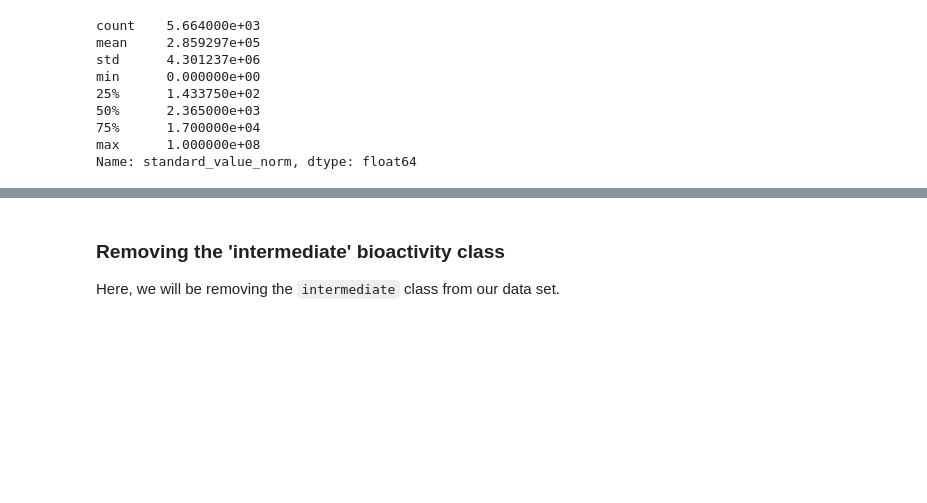
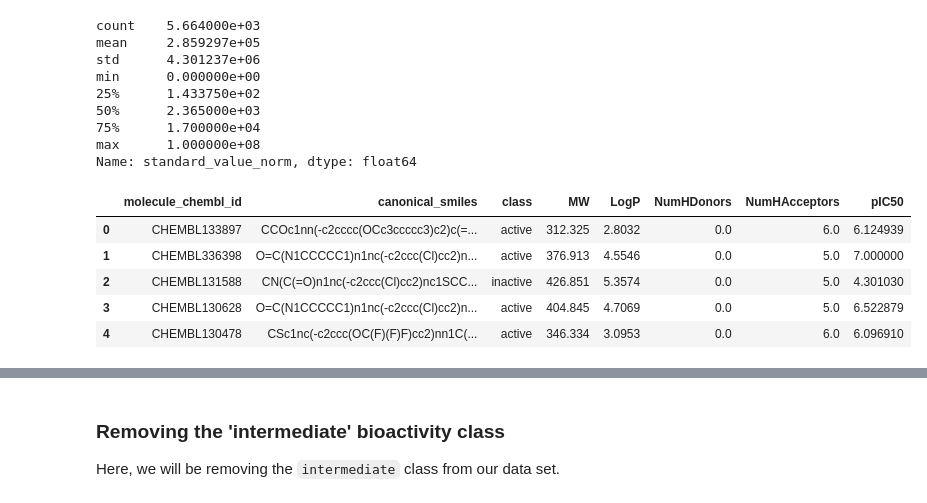
Before and after one commit to aminbenmansour/alzheimer-drug-discovery, a Jupyter notebook: notebooks/CDD_ML_Part_2_Exploratory_Data_Analysis_Acetylcholinesterase.ipynb, the cells around one changed output, grey strips where cells are left out. Drawn from its saved outputs; the diff is of its cells as text; code cells hidden in the pictures; blank space fills up the shorter version.

```diff
--- a/notebooks/CDD_ML_Part_2_Exploratory_Data_Analysis_Acetylcholinesterase.ipynb
+++ b/notebooks/CDD_ML_Part_2_Exploratory_Data_Analysis_Acetylcholinesterase.ipynb
@@ -203,3 +203,13 @@ min      0.000000e+00
 75%      1.700000e+04
 max      1.000000e+08
 Name: standard_value_norm, dtype: float64
+# %%
+df_final = pIC50(df_norm)
+df_final.head()
+# %% [output]
+|  | molecule_chembl_id | canonical_smiles | class | MW | LogP | NumHDonors | NumHAcceptors | pIC50 |
+| 0 | CHEMBL133897 | CCOc1nn(-c2cccc(OCc3ccccc3)c2)c(=... | active | 312.325 | 2.8032 | 0.0 | 6.0 | 6.124939 |
+| 1 | CHEMBL336398 | O=C(N1CCCCC1)n1nc(-c2ccc(Cl)cc2)n... | active | 376.913 | 4.5546 | 0.0 | 5.0 | 7.000000 |
+| 2 | CHEMBL131588 | CN(C(=O)n1nc(-c2ccc(Cl)cc2)nc1SCC... | inactive | 426.851 | 5.3574 | 0.0 | 5.0 | 4.301030 |
+| 3 | CHEMBL130628 | O=C(N1CCCCC1)n1nc(-c2ccc(Cl)cc2)n... | active | 404.845 | 4.7069 | 0.0 | 5.0 | 6.522879 |
+| 4 | CHEMBL130478 | CSc1nc(-c2ccc(OC(F)(F)F)cc2)nn1C(... | active | 346.334 | 3.0953 | 0.0 | 6.0 | 6.096910 |
```
Also changed, not shown: parts of 3 cells of this notebook, 1 other file.
